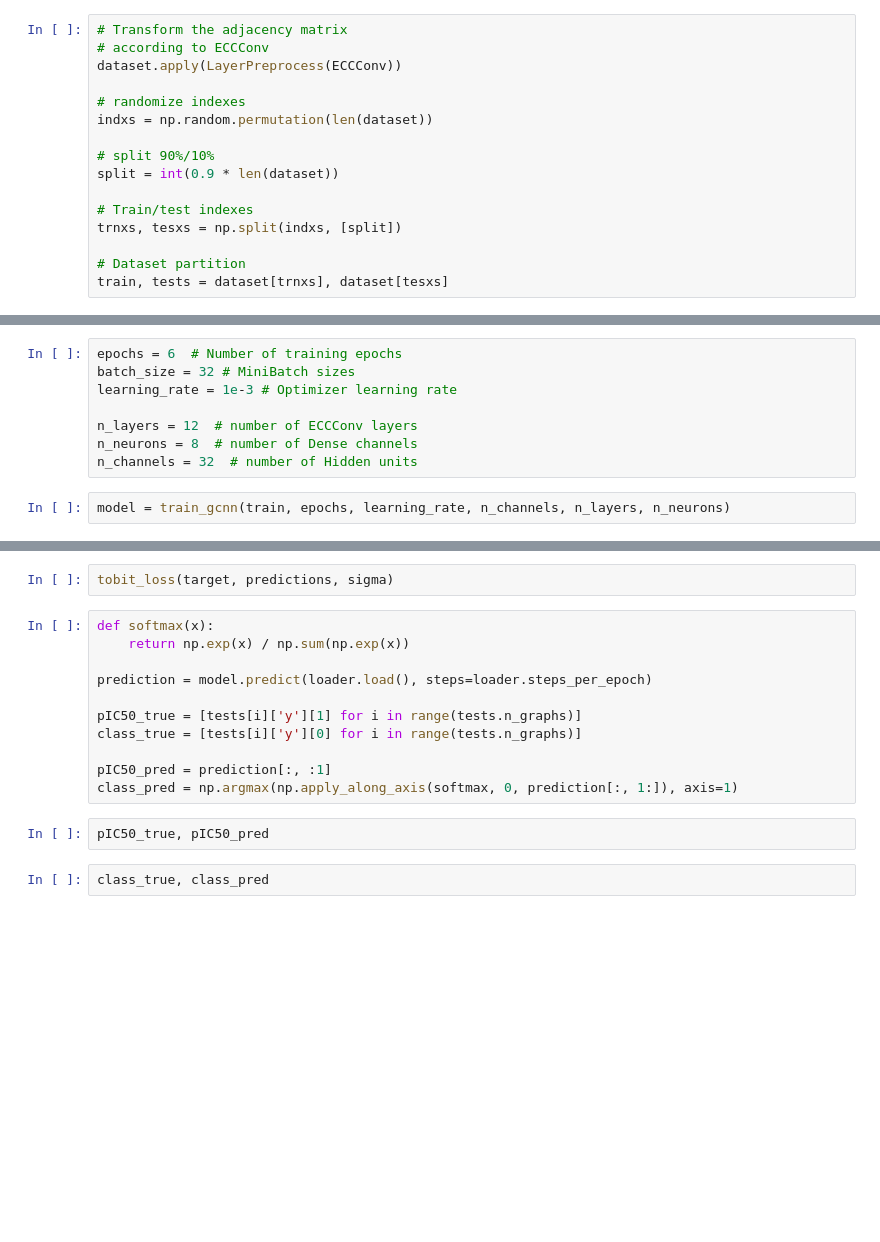
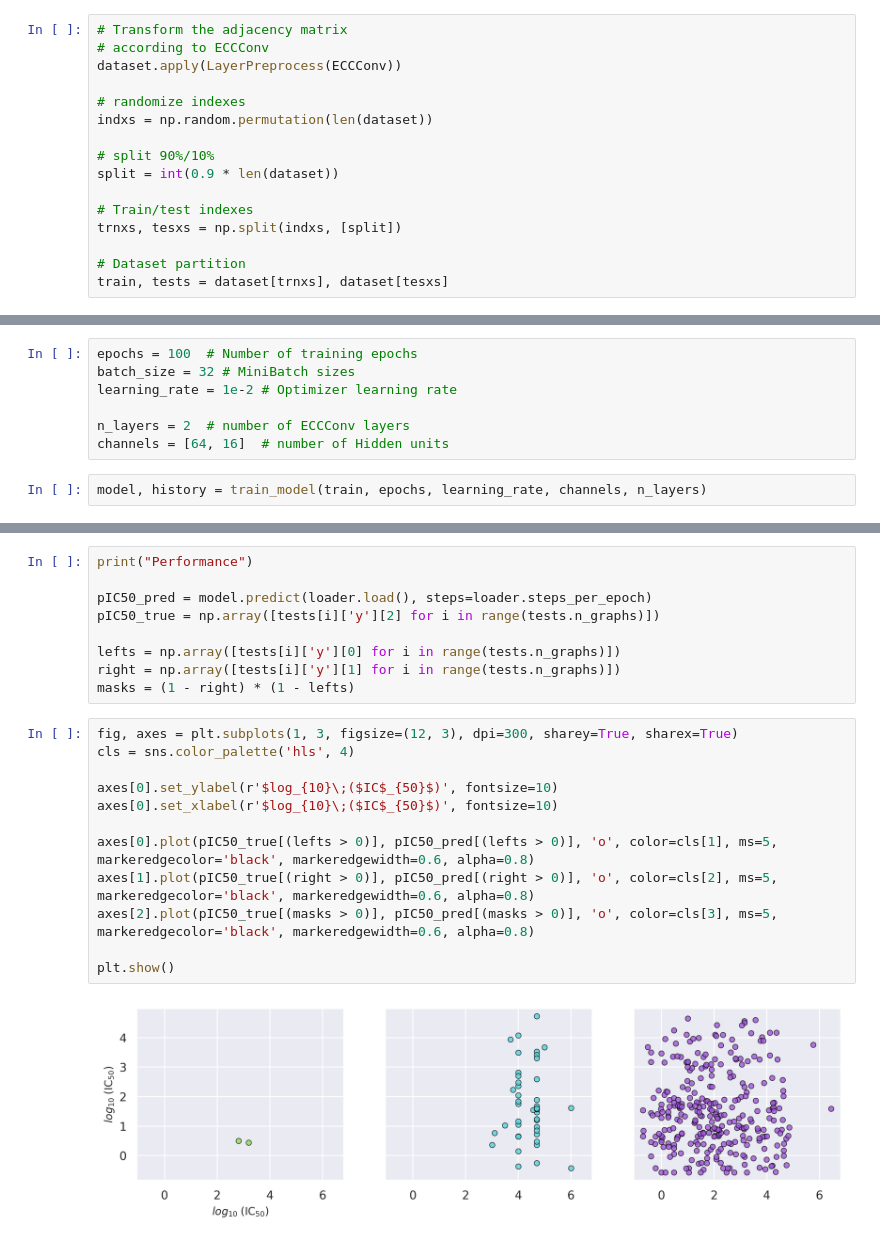
Before and after one commit to alejogiley/ChemGraphs, a Jupyter notebook: notebooks/playground.ipynb, the cells around one changed output, grey strips where cells are left out. Saved outputs shown, nothing was run; the diff lists cells and outputs as text; blank space fills up the shorter version.

```diff
--- a/notebooks/playground.ipynb
+++ b/notebooks/playground.ipynb
@@ -600,11 +612,10 @@ class GCNN(tf.keras.Model):
 # %%
-epochs = 6  # Number of training epochs
+epochs = 100  # Number of training epochs
 batch_size = 32 # MiniBatch sizes
-learning_rate = 1e-3 # Optimizer learning rate
+learning_rate = 1e-2 # Optimizer learning rate
 
-n_layers = 12  # number of ECCConv layers
-n_neurons = 8  # number of Dense channels
-n_channels = 32  # number of Hidden units
+n_layers = 2  # number of ECCConv layers
+channels = [64, 16]  # number of Hidden units
 # %%
-model = train_gcnn(train, epochs, learning_rate, n_channels, n_layers, n_neurons)
+model, history = train_model(train, epochs, learning_rate, channels, n_layers)
 # %% [output]
@@ -643,17 +655,23 @@ print("Done. Test loss: {}".format(model_loss))
-# %%
-tobit_loss(target, predictions, sigma)
-# %%
-def softmax(x):
-    return np.exp(x) / np.sum(np.exp(x))
-
-prediction = model.predict(loader.load(), steps=loader.steps_per_epoch)
-
-pIC50_true = [tests[i]['y'][1] for i in range(tests.n_graphs)]
-class_true = [tests[i]['y'][0] for i in range(tests.n_graphs)]
-
-pIC50_pred = prediction[:, :1]
-class_pred = np.argmax(np.apply_along_axis(softmax, 0, prediction[:, 1:]), axis=1)
-# %%
-pIC50_true, pIC50_pred
-# %%
-class_true, class_pred
+# %%
+print("Performance")
+
+pIC50_pred = model.predict(loader.load(), steps=loader.steps_per_epoch)
+pIC50_true = np.array([tests[i]['y'][2] for i in range(tests.n_graphs)])
+
+lefts = np.array([tests[i]['y'][0] for i in range(tests.n_graphs)])
+right = np.array([tests[i]['y'][1] for i in range(tests.n_graphs)])
+masks = (1 - right) * (1 - lefts)
+# %%
+fig, axes = plt.subplots(1, 3, figsize=(12, 3), dpi=300, sharey=True, sharex=True)
+cls = sns.color_palette('hls', 4)
+
+axes[0].set_ylabel(r'$log_{10}\;($IC$_{50}$)', fontsize=10)
+axes[0].set_xlabel(r'$log_{10}\;($IC$_{50}$)', fontsize=10)
+
+axes[0].plot(pIC50_true[(lefts > 0)], pIC50_pred[(lefts > 0)], 'o', color=cls[1], ms=5, markeredgecolor='black', markeredgewidth=0.6, alpha=0.8)
+axes[1].plot(pIC50_true[(right > 0)], pIC50_pred[(right > 0)], 'o', color=cls[2], ms=5, markeredgecolor='black', markeredgewidth=0.6, alpha=0.8)
+axes[2].plot(pIC50_true[(masks > 0)], pIC50_pred[(masks > 0)], 'o', color=cls[3], ms=5, markeredgecolor='black', markeredgewidth=0.6, alpha=0.8)
+
+plt.show()
+# %% [output]
+[figure, added]
```
Also changed, not shown: parts of 22 cells of this notebook.
